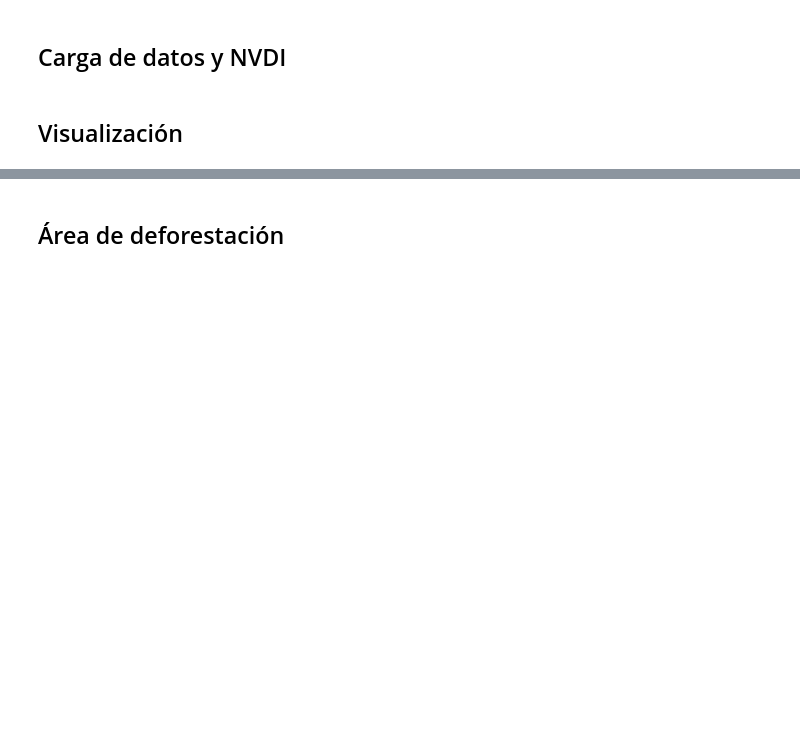
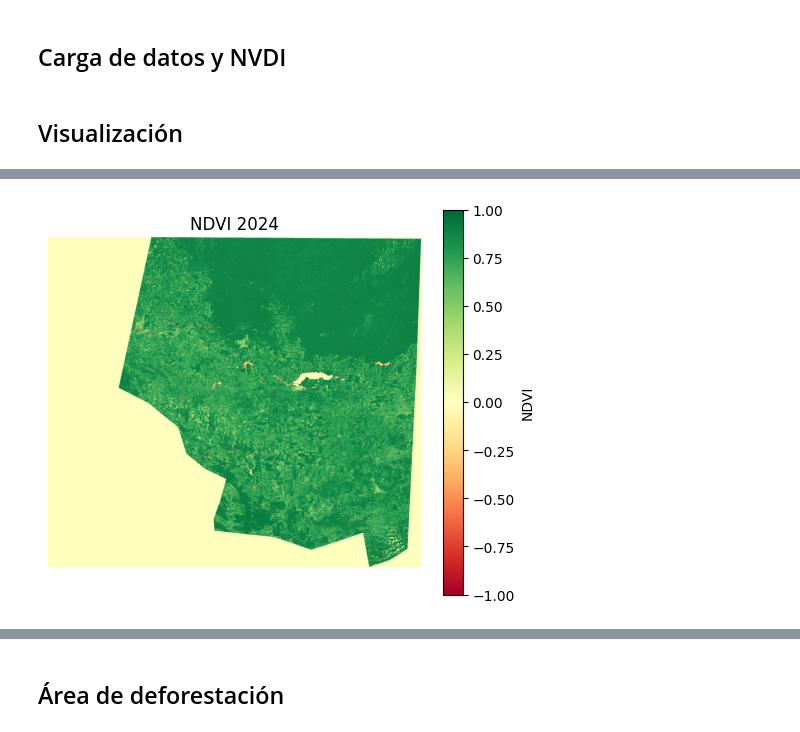
Before and after one commit to Fabiola-cc/AnalisisGeoespacial, a Jupyter notebook: lab3.ipynb, the cells around one changed output, grey strips where cells are left out. Saved outputs shown, nothing was run; the diff lists cells and outputs as text; code cells hidden in the pictures; blank space fills up the shorter version.

```diff
--- a/lab3.ipynb
+++ b/lab3.ipynb
@@ -8,25 +8,17 @@
 import rasterio
 import numpy as np
 
-# Función para calcular NDVI dado un path, banda NIR y banda Rojo
-def calcular_ndvi(ruta, banda_nir, banda_rojo):
-    with rasterio.open(ruta) as src:
-        nir = src.read(banda_nir).astype("float32")
-        rojo = src.read(banda_rojo).astype("float32")
-
-        # Evitar división por cero
-        ndvi = (nir - rojo) / (nir + rojo + 1e-10)
-
-        perfil = src.profile  # Guardamos metadatos para exportar luego
+def calcular_ndvi_archivos(archivo_nir, archivo_rojo):
+    with rasterio.open(archivo_nir) as nir_src, rasterio.open(archivo_rojo) as rojo_src:
+        nir = nir_src.read(1).astype("float32")
+        rojo = rojo_src.read(1).astype("float32")
+        perfil = nir_src.profile  # Guardamos perfil para exportar
+    ndvi = (nir - rojo) / (nir + rojo + 1e-10)
     return ndvi, perfil
 
-# Rutas a los archivos
-ruta_2020 = "imagen_2020.tiff"
-ruta_2024 = "imagen_2024.tiff"
-
 # Calcular NDVI para cada año (ejemplo: banda Rojo=4, banda NIR=8)
-ndvi_2020, perfil = calcular_ndvi(ruta_2020, banda_nir=8, banda_rojo=4)
-ndvi_2024, _ = calcular_ndvi(ruta_2024, banda_nir=8, banda_rojo=4)
+ndvi_2020, perfil = calcular_ndvi_archivos("2020/2020_B08.tiff", "2020/2020_B04.tiff")
+ndvi_2024, _      = calcular_ndvi_archivos("2024/2024_B08.tiff", "2024/2024_B04.tiff")
 # %%
 ndvi_diff = ndvi_2024 - ndvi_2020
 
@@ -66,0 +41,10 @@ plt.show()
+# %%
+# NDVI 2024
+plt.figure(figsize=(6,5))
+plt.imshow(ndvi_2024, cmap='RdYlGn', vmin=-1, vmax=1)
+plt.title("NDVI 2024")
+plt.colorbar(label="NDVI")
+plt.axis('off')
+plt.show()
+# %% [output]
+[figure, added]
```
Also changed, not shown: parts of 4 cells of this notebook.
